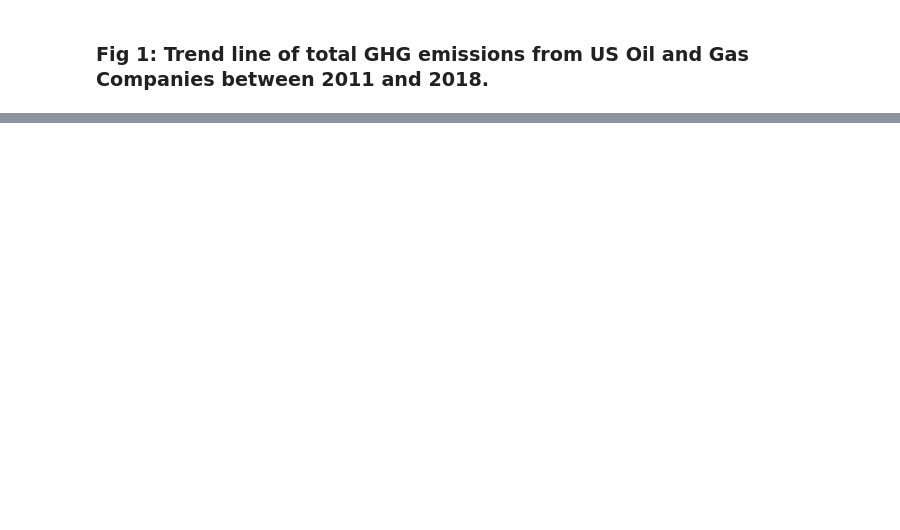
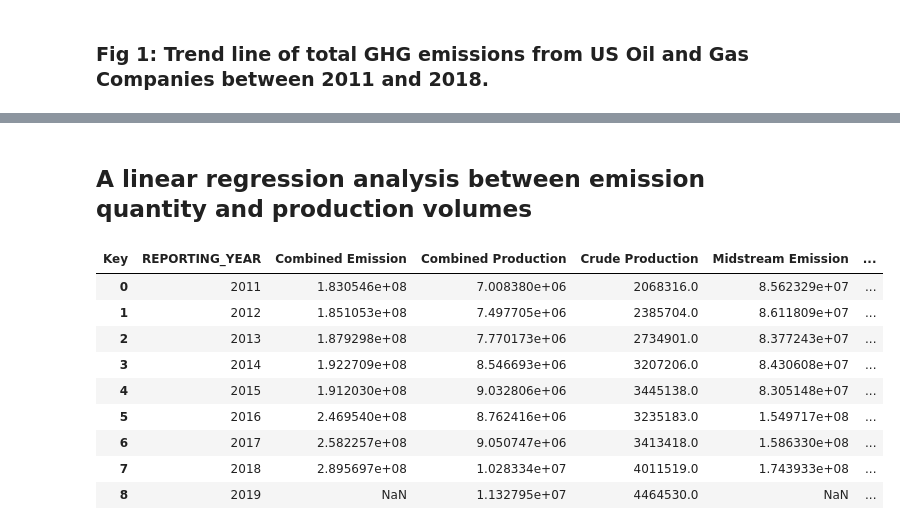
Before and after one commit to rafeesumich/591-GHGFromOilandGasSystems, a Jupyter notebook: EmissionsProject-Visualizations.ipynb, the cells around one changed output, grey strips where cells are left out. Saved outputs shown, nothing was run; the diff lists cells and outputs as text; code cells hidden in the pictures; blank space fills up the shorter version.

Commit message:
Added Regression Analysis
Added Regression Analysis

```diff
--- a/EmissionsProject-Visualizations.ipynb
+++ b/EmissionsProject-Visualizations.ipynb
@@ -336,0 +384,17 @@ interactive(children=(SelectMultiple(description='Product:', options=('Combined
+# %% [markdown]
+## A linear regression analysis between emission quantity and production volumes
+# %%
+df_ProdVsEm=pd.read_csv('ProductionVsEmissionSplit.csv',sep='|')
+df_regress=df_ProdVsEm.pivot_table(values='Value',index='REPORTING_YEAR',columns='Key').reset_index()
+df_regress
+# %% [output]
+| Key | REPORTING_YEAR | Combined Emission | Combined Production | Crude Production | Midstream Emission | ... |
+| 0 | 2011 | 1.830546e+08 | 7.008380e+06 | 2068316.0 | 8.562329e+07 | ... |
+| 1 | 2012 | 1.851053e+08 | 7.497705e+06 | 2385704.0 | 8.611809e+07 | ... |
+| 2 | 2013 | 1.879298e+08 | 7.770173e+06 | 2734901.0 | 8.377243e+07 | ... |
+| 3 | 2014 | 1.922709e+08 | 8.546693e+06 | 3207206.0 | 8.430608e+07 | ... |
+| 4 | 2015 | 1.912030e+08 | 9.032806e+06 | 3445138.0 | 8.305148e+07 | ... |
+| 5 | 2016 | 2.469540e+08 | 8.762416e+06 | 3235183.0 | 1.549717e+08 | ... |
+| 6 | 2017 | 2.582257e+08 | 9.050747e+06 | 3413418.0 | 1.586330e+08 | ... |
+| 7 | 2018 | 2.895697e+08 | 1.028334e+07 | 4011519.0 | 1.743933e+08 | ... |
+| 8 | 2019 | NaN | 1.132795e+07 | 4464530.0 | NaN | ... |
```
Also changed, not shown: parts of 38 cells of this notebook.
